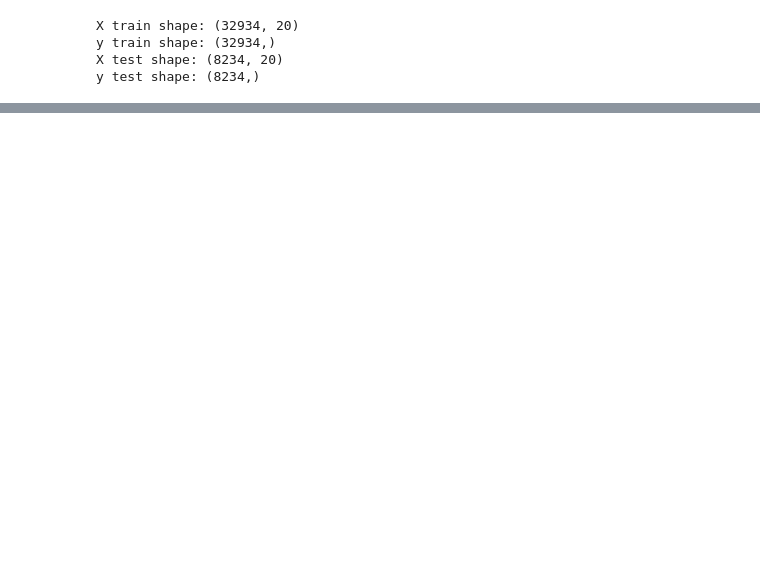
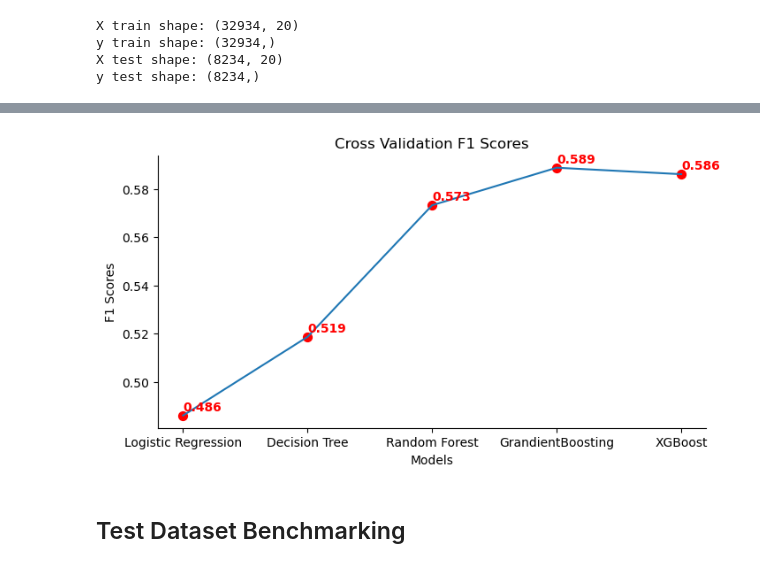
Before and after one commit to HaiNguyen2903/Telecom_Customer_Understanding, a Jupyter notebook: models.ipynb, the cells around one changed output, grey strips where cells are left out. Cells and saved outputs as stored; diff of their text form; code cells hidden in the pictures; blank space fills up the shorter version.

Commit message:
update model exps

```diff
--- a/models.ipynb
+++ b/models.ipynb
@@ -82 +123,3 @@ Number of samples after removing duplicate samples: 41168
+# %%
+cv = StratifiedKFold(n_splits=5, shuffle=True, random_state=42)
 # %% [markdown]
@@ -446,0 +285,3 @@ weighted avg       0.92      0.90      0.91      8234
+# %%
+# cross eval multi models
+model_cross_val_reports = cross_val_eval_multi_models(models, X, y, cv)
@@ -446,0 +311,32 @@ weighted avg       0.92      0.90      0.91      8234
+# %%
+def visualize_score_mutli_models(model_reports, ax, title='', xlabel='', ylabel='', metric='f1_score'):
+    models = [model_name for model_name in model_reports]
+    scores = [model_reports[model_name][metric] for model_name in models]
+
+    df_vis = pd.DataFrame(data={'model': models, 'score': scores})
+
+    sns.lineplot(data=df_vis, x='model', y='score', ax=ax)
+
+    # add highlight points
+    for x, y in zip(df_vis['model'].values, df_vis['score'].values):
+        plt.scatter(x, y, color='red', marker='o', s=50)
+        plt.text(x, y+0.001, f'{str(round(y, 3))}', fontsize=10, ha='left',
+                va='bottom', color='red', fontweight='bold')  # Annotate the point
+
+    # Remove axes splines
+    for s in ['top', 'right']:
+        ax.spines[s].set_visible(False)
+
+    ax.set_title(title)
+    ax.set_xlabel(xlabel)
+    ax.set_ylabel(ylabel)
+# %%
+fig, ax = plt.subplots(figsize=(8, 4))
+
+visualize_score_mutli_models(model_cross_val_reports, ax,
+                            title='Cross Validation F1 Scores',
+                            xlabel='Models', ylabel='F1 Scores')
+# %% [output]
+[figure, added]
+# %% [markdown]
+## Test Dataset Benchmarking
```
Also changed, not shown: parts of 54 cells of this notebook.
